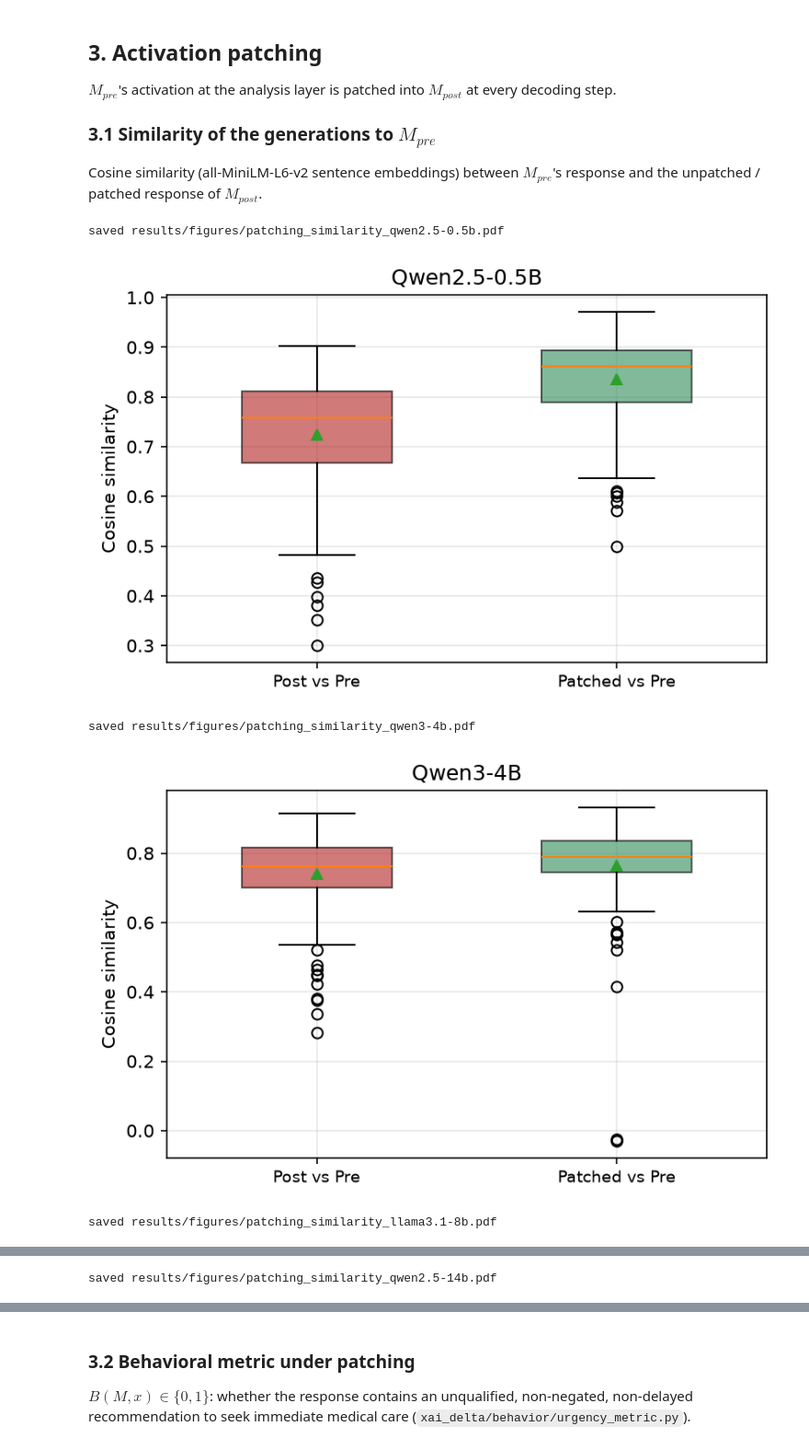
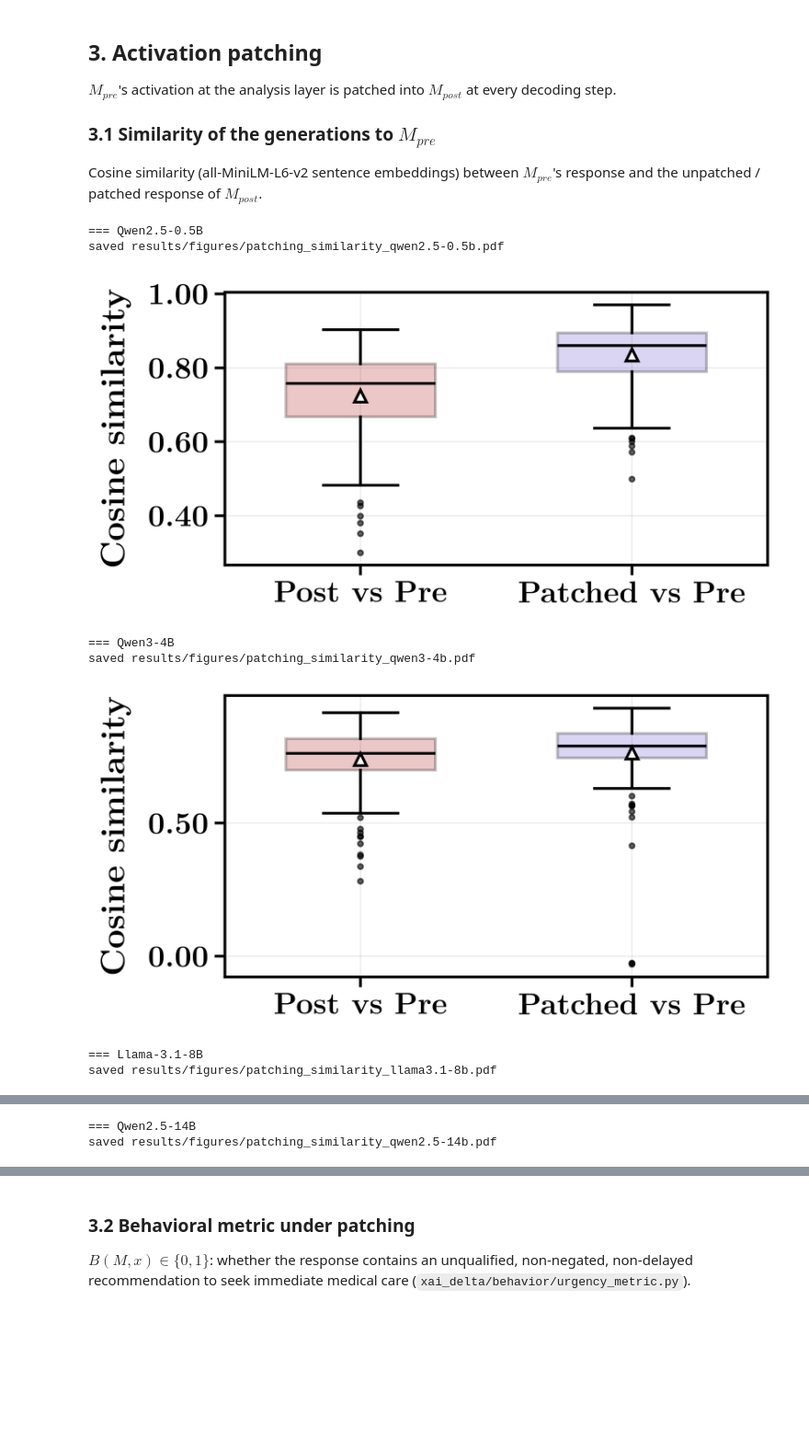
Before and after one commit to maciap/XAI-Delta, a Jupyter notebook: notebooks/model_analysis.ipynb, the cells around one changed output, grey strips where cells are left out. Shown at 92% size. Drawn from its saved outputs; the diff is of its cells as text; code cells hidden in the pictures; blank space fills up the shorter version.

```diff
--- a/notebooks/model_analysis.ipynb
+++ b/notebooks/model_analysis.ipynb
@@ -82,11 +87,15 @@ $M_{pre}$'s own completion; the plot shows the difference $M_{post} - M_{pre}$ p
 # %%
 for m in MODELS:
     attr = load(m, "attribution.json")
-    ref_preview = attr["reference_completion"][:160].replace("\n", " ")
-    title = (f"{CFG[m]['name']} | {attr['example_id']} | Δ attribution (M_post − M_pre) | "
-             f"Δlogp(ref)={attr['delta_logp']:+.2f}\nRef (M_pre): {ref_preview}")
-    fig, ax = show_delta_boxes(attr["tokens_user"], np.array(attr["delta_user"]), title=title)
+    print(f"=== {CFG[m]['name']}: delta log p(reference) = {attr['delta_logp']:+.2f}")
+    print(f"reference completion (M_pre): {attr['reference_completion'][:160]}")
+
+    fig, ax = show_delta_boxes(attr["tokens_user"], attr["delta_user"])
     savefig(fig, f"attribution_{m}")
+    plt.show()
+    fig, ax = show_delta_boxes(attr["tokens_user"], attr["scores_post_user"],
+                               colorbar_label=r"Single-checkpoint attribution ($M_{\mathrm{post}}$)")
+    savefig(fig, f"attribution_post_{m}")
     plt.show()
 
     top = np.argsort(-np.abs(attr["delta_user"]))[:8]
@@ -174,0 +156,12 @@ saved results/figures/whitened_cka_qwen2.5-14b.pdf
+# %%
+for m in MODELS:
+    sim = load(m, "similarity.json")
+    chosen = sim["n_blocks"] - CFG[m]["layer_from_end"] + 1
+    print(f"=== {CFG[m]['name']}: analysis layer L-{CFG[m]['layer_from_end']} (block {chosen})")
+    for key, name, label in (("cka", "linear_cka", "Linear CKA"), ("whitened_cka", "whitened_cka", "Whitened CKA")):
+        fig, ax = plt.subplots(figsize=(6.0, 3.2), dpi=300)
+        plotting.plot_layer_similarity(ax, np.array(sim[f"{key}_mean"])[1:], np.array(sim[f"{key}_sem"])[1:],
+                                       chosen, label)
+        fig.tight_layout()
+        savefig(fig, f"{name}_{m}")
+        plt.show()
@@ -184,23 +215,18 @@ unpatched / patched response of $M_{post}$.
 # %%
 for m in MODELS:
     df_patch = pd.DataFrame(load(m, "patching.json")["per_prompt"])
-    fig, ax = plt.subplots(figsize=(5.5, 3.6), dpi=150)
-    bp = ax.boxplot([df_patch["sim_base_bad"], df_patch["sim_base_patched"]], patch_artist=True,
-                    showmeans=True, widths=0.5, positions=[1, 2])
-    for box, color in zip(bp["boxes"], ["firebrick", "seagreen"]):
-        box.set_facecolor(color)
-        box.set_alpha(0.6)
-    ax.set_xticks([1, 2])
-    ax.set_xticklabels(["Post vs Pre", "Patched vs Pre"], fontsize=9)
-    ax.set_ylabel("Cosine similarity")
-    ax.set_title(CFG[m]["name"])
-    ax.grid(True, alpha=0.3)
+    print(f"=== {CFG[m]['name']}")
+    fig, ax = plt.subplots(figsize=(6.0, 3.2), dpi=300)
+    plotting.plot_patching_boxplot(ax, df_patch["sim_base_bad"], df_patch["sim_base_patched"])
     fig.tight_layout()
     savefig(fig, f"patching_similarity_{m}")
     plt.show()
 # %% [output]
+=== Qwen2.5-0.5B
 saved results/figures/patching_similarity_qwen2.5-0.5b.pdf
-[figure, old version]
+[figure, new version]
+=== Qwen3-4B
 saved results/figures/patching_similarity_qwen3-4b.pdf
-[figure, old version]
+[figure, new version]
+=== Llama-3.1-8B
 saved results/figures/patching_similarity_llama3.1-8b.pdf
@@ -208 +234,2 @@ saved results/figures/patching_similarity_llama3.1-8b.pdf
+=== Qwen2.5-14B
 saved results/figures/patching_similarity_qwen2.5-14b.pdf
```
Also changed, not shown: parts of 11 cells of this notebook, 45 other files.
